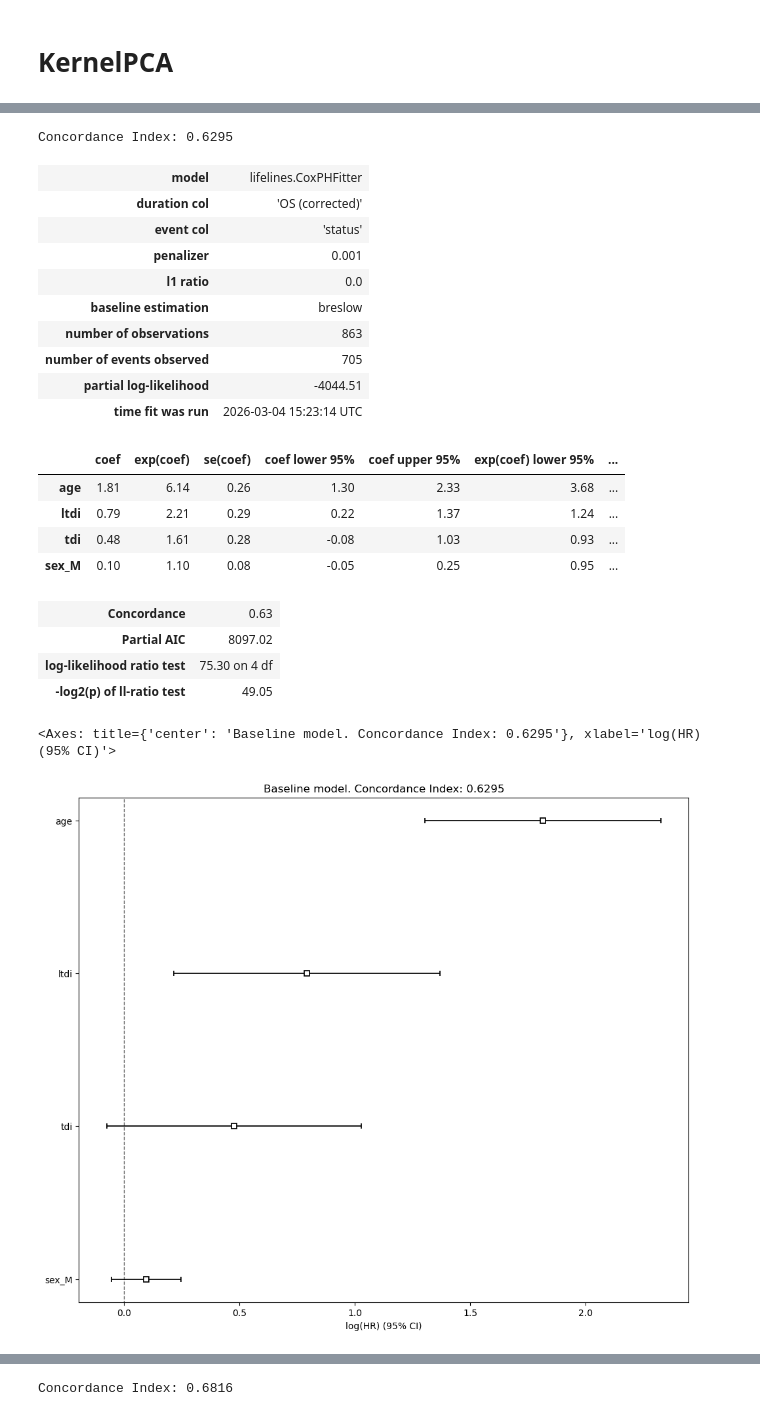
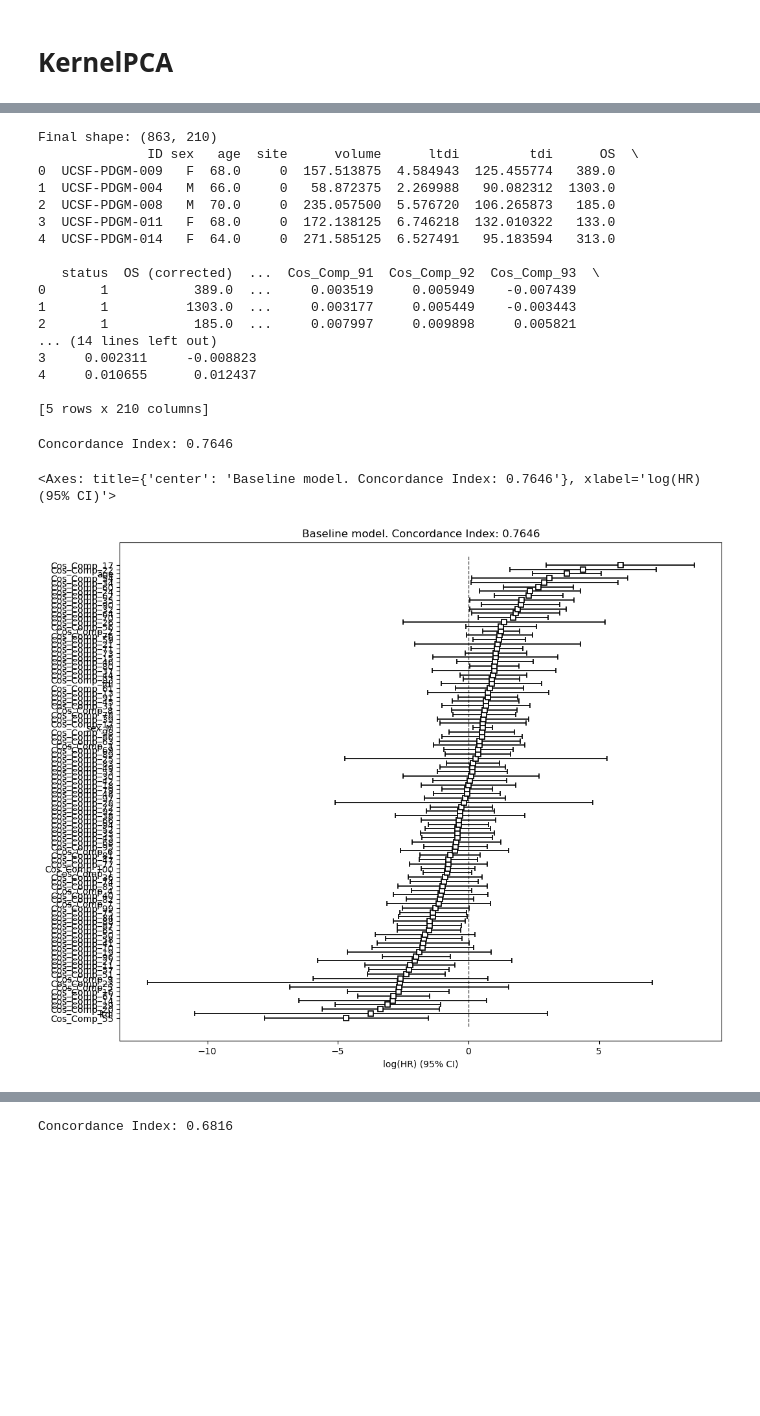
Before and after one commit to basiav/Tractography, a Jupyter notebook: old/main.ipynb, the cells around one changed output, grey strips where cells are left out. Cells and saved outputs as stored; diff of their text form; code cells hidden in the pictures; blank space fills up the shorter version.

```diff
--- a/main.ipynb
+++ b/old/main.ipynb
@@ -26,7 +26,7 @@ from utils import rewrite_subjectID, process_data, correct_OS, load_maps
 %load_ext autoreload
 %autoreload 2
 # %%
-voxel_res = 2
+voxel_res = 1.5
 root =  "/home/joan/Desktop/PROJECTS/Glioblastomas" # "D:\JoanFR_Sano"
 os.makedirs(root, exist_ok=True)
 MNI_DIR = "/home/joan/Documents/MNI_ICBM_2009b_NLIN_ASYM" # "C:/Users/user/Documents/Data/MNI"
@@ -239,7 +265,7 @@ project.components_to_brain(save_dir="results-PCA", filename=f"n_comp_10_{normal
 sklearn.set_config(transform_output="default")
 
 
-td_kpca = TD_Kernel_PCA(maps_all, T1, binary_mask=T1_brain, n_components=n_components, kernel='cosine', gamma=0.1)
+td_kpca = TD_Kernel_PCA(maps_ucsf, T1, binary_mask=T1_brain, n_components=n_components, kernel='cosine', gamma=0.1)
 X_kpca_features = td_kpca.fit_pca_maps(norm=normalization)
 # %% [output]
 INFO:   TD maps were masked.
@@ -256 +292,37 @@ INFO:   Principal Components (PCs) found successfully!
+# %%
+all_kpca_features = np.vstack([X_kpca_features, td_kpca_maps_upenn])
+
+# 2. Create the KPCA DataFrame using the full combined array
+df_kpca_features = pd.DataFrame(
+    all_kpca_features,
+    columns=[f"Cos_Comp_{i+1}" for i in range(n_components)],
+    index=DATA.index
+)
+
+
+data_final = pd.concat([DATA, df_pca_features, df_kpca_features], axis=1)
+
+print(f"Final shape: {data_final.shape}")
+print(data_final.head())
+# %% [output]
+Final shape: (863, 210)
+              ID sex   age  site      volume      ltdi         tdi      OS  \
+0  UCSF-PDGM-009   F  68.0     0  157.513875  4.584943  125.455774   389.0
+1  UCSF-PDGM-004   M  66.0     0   58.872375  2.269988   90.082312  1303.0
+2  UCSF-PDGM-008   M  70.0     0  235.057500  5.576720  106.265873   185.0
+3  UCSF-PDGM-011   F  68.0     0  172.138125  6.746218  132.010322   133.0
+4  UCSF-PDGM-014   F  64.0     0  271.585125  6.527491   95.183594   313.0
+
+   status  OS (corrected)  ...  Cos_Comp_91  Cos_Comp_92  Cos_Comp_93  \
+0       1           389.0  ...     0.003519     0.005949    -0.007439
+1       1          1303.0  ...     0.003177     0.005449    -0.003443
+2       1           185.0  ...     0.007997     0.009898     0.005821
+... (14 lines left out)
+3     0.002311     -0.008823
+4     0.010655      0.012437
+
+[5 rows x 210 columns]
+# %%
+data_ucsf = DATA[DATA['site'] == 0].copy()
+data_upenn = DATA[DATA['site'] == 1].copy()
 # %%
@@ -270,0 +343,8 @@ data_with_kpca = pd.concat([DATA, df_kpca_features], axis=1)
+# %%
+df_kpca_ucsf = pd.DataFrame(
+    X_kpca_features,
+    columns=[f"Cos_Comp_{i+1}" for i in range(X_kpca_features.shape[1])],
+    index=data_ucsf.index
+)
+
+train_X = pd.concat([data_ucsf, df_kpca_ucsf], axis=1)
@@ -271,50 +361,32 @@ data_with_kpca = pd.concat([DATA, df_kpca_features], axis=1)
 # %%
 from pipeline_encoder import EncodingPipeline
 from lifelines import CoxPHFitter
 
 
-df = DATA.copy()
+# df = DATA.copy()
+df = train_X
 # columns_to_drop = ["ltdi", "tdi", "volume", "site", "OS"]
 columns_to_drop = ["volume", "site", "OS"]
 df = df.drop(columns=columns_to_drop)
 
 categorical_features = df.select_dtypes(include="object").columns
 numerical_features = df.select_dtypes(exclude="object").columns
 numerical_features = numerical_features.drop(["OS (corrected)", "status"])
 
 enc_pipe = EncodingPipeline(df)
 X = enc_pipe.fit_transform(numerical_features, categorical_features)
 
 cph = CoxPHFitter(penalizer=0.001)
 cph.fit(X, 'OS (corrected)', event_col='status')
 print(f"Concordance Index: {cph.concordance_index_:.4f}")
-cph.print_summary()
+# cph.print_summary()
 # cph.plot_covariate_groups('Whole lesion TDMap', values=[0, 1])
 
 fig, ax = plt.subplots(figsize=(12, 10))
 ax.set_title(f"Baseline model. Concordance Index: {cph.concordance_index_:.4f}")
 
 cph.plot(ax = ax)
 # %% [output]
-Concordance Index: 0.6295
+Concordance Index: 0.7646
-| model | lifelines.CoxPHFitter |
-| duration col | 'OS (corrected)' |
-| event col | 'status' |
-| penalizer | 0.001 |
-| l1 ratio | 0.0 |
-| baseline estimation | breslow |
-| number of observations | 863 |
-| number of events observed | 705 |
-| partial log-likelihood | -4044.51 |
-| time fit was run | 2026-03-04 15:23:14 UTC |
-|  | coef | exp(coef) | se(coef) | coef lower 95% | coef upper 95% | exp(coef) lower 95% | ... |
-| age | 1.81 | 6.14 | 0.26 | 1.30 | 2.33 | 3.68 | ... |
-| ltdi | 0.79 | 2.21 | 0.29 | 0.22 | 1.37 | 1.24 | ... |
-| tdi | 0.48 | 1.61 | 0.28 | -0.08 | 1.03 | 0.93 | ... |
-| sex_M | 0.10 | 1.10 | 0.08 | -0.05 | 0.25 | 0.95 | ... |
-| Concordance | 0.63 |
-| Partial AIC | 8097.02 |
-| log-likelihood ratio test | 75.30 on 4 df |
-| -log2(p) of ll-ratio test | 49.05 |
-<Axes: title={'center': 'Baseline model. Concordance Index: 0.6295'}, xlabel='log(HR) (95% CI)'>
+<Axes: title={'center': 'Baseline model. Concordance Index: 0.7646'}, xlabel='log(HR) (95% CI)'>
-[figure, old version]
+[figure, new version]
```
Also changed, not shown: parts of 13 cells of this notebook, 27 other files.
